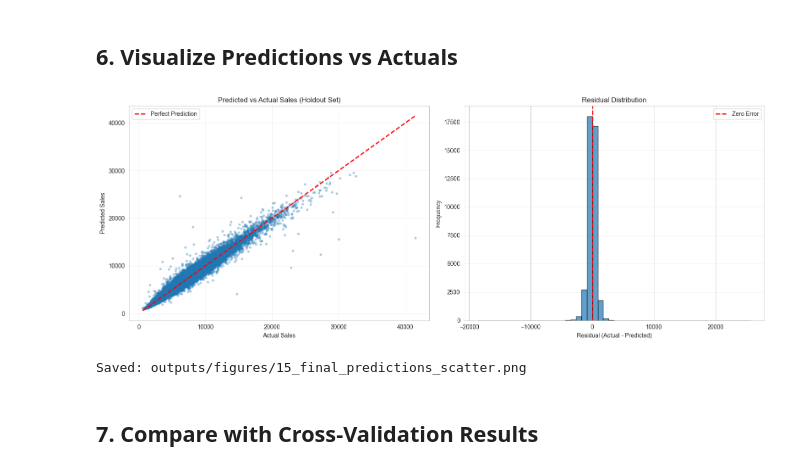
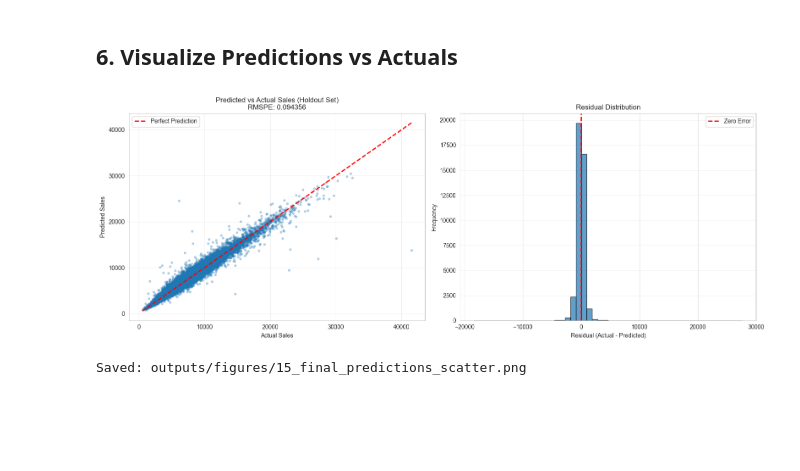
Before and after one commit to bradleyboehmke/rossmann-forecasting, a Jupyter notebook: notebooks/05-final-eval-and-test-simulation.ipynb, the cells around one changed output. Cells and saved outputs as stored; diff of their text form; code cells hidden in the pictures; blank space fills up the shorter version.

```diff
--- a/notebooks/05-final-eval-and-test-simulation.ipynb
+++ b/notebooks/05-final-eval-and-test-simulation.ipynb
@@ -148,0 +272,34 @@ with mlflow.start_run(run_name="final_ensemble_training") as run:
+# %%
+# CatBoost with Optuna-tuned hyperparameters
+print("\nTraining CatBoost...")
+start_time = time.time()
+
+cb_params = {
+    'loss_function': 'RMSE',
+    'eval_metric': 'RMSE',
+    'depth': int(best_params['catboost']['hyperparameters']['depth']),
+    'learning_rate': best_params['catboost']['hyperparameters']['learning_rate'],
+    'l2_leaf_reg': best_params['catboost']['hyperparameters']['l2_leaf_reg'],
+    'random_strength': best_params['catboost']['hyperparameters']['random_strength'],
+    'bagging_temperature': best_params['catboost']['hyperparameters']['bagging_temperature'],
+    'border_count': int(best_params['catboost']['hyperparameters']['border_count']),
+    'iterations': 1500,
+    'verbose': False,
+    'random_seed': 42
+}
+
+# Log CatBoost hyperparameters
+for key, value in cb_params.items():
+    mlflow.log_param(f"cb_{key}", value)
+
+train_pool = cb.Pool(X_train, label=y_train, cat_features=cat_features)
+cb_model = cb.CatBoost(cb_params)
+cb_model.fit(train_pool)
+
+cb_time = time.time() - start_time
+print(f"CatBoost training complete in {cb_time:.2f}s")
+mlflow.log_metric("cb_train_time_seconds", cb_time)
+
+print("\n" + "="*70)
+print("All models trained successfully!")
+print("="*70)
@@ -184,34 +448,34 @@ for key, value in metrics.items():
 # %%
 # Scatter plot: Predicted vs Actual
 fig, axes = plt.subplots(1, 2, figsize=(16, 6))
 
 # Scatter plot
 ax = axes[0]
-ax.scatter(actuals, predictions, alpha=0.3, s=10)
-ax.plot([actuals.min(), actuals.max()], [actuals.min(), actuals.max()], 'r--', lw=2, label='Perfect Prediction')
+ax.scatter(y_holdout, ensemble_preds, alpha=0.3, s=10)
+ax.plot([y_holdout.min(), y_holdout.max()], [y_holdout.min(), y_holdout.max()], 'r--', lw=2, label='Perfect Prediction')
 ax.set_xlabel('Actual Sales')
 ax.set_ylabel('Predicted Sales')
-ax.set_title('Predicted vs Actual Sales (Holdout Set)')
+ax.set_title(f'Predicted vs Actual Sales (Holdout Set)\nRMSPE: {ensemble_metrics["ensemble_rmspe"]:.6f}')
 ax.legend()
 ax.grid(True, alpha=0.3)
 
 # Residuals histogram
 ax = axes[1]
-residuals = actuals - predictions
+residuals = y_holdout - ensemble_preds
 ax.hist(residuals, bins=50, alpha=0.7, edgecolor='black')
 ax.axvline(x=0, color='red', linestyle='--', linewidth=2, label='Zero Error')
 ax.set_xlabel('Residual (Actual - Predicted)')
 ax.set_ylabel('Frequency')
 ax.set_title('Residual Distribution')
 ax.legend()
 ax.grid(True, alpha=0.3, axis='y')
 
 plt.tight_layout()
 plt.savefig('../outputs/figures/15_final_predictions_scatter.png', dpi=300, bbox_inches='tight')
+mlflow.log_artifact('../outputs/figures/15_final_predictions_scatter.png')
 plt.show()
+
 print("Saved: outputs/figures/15_final_predictions_scatter.png")
 # %% [output]
-[figure, old version]
+[figure, new version]
 Saved: outputs/figures/15_final_predictions_scatter.png
-# %% [markdown]
-## 7. Compare with Cross-Validation Results
```
Also changed, not shown: parts of 25 cells of this notebook.
